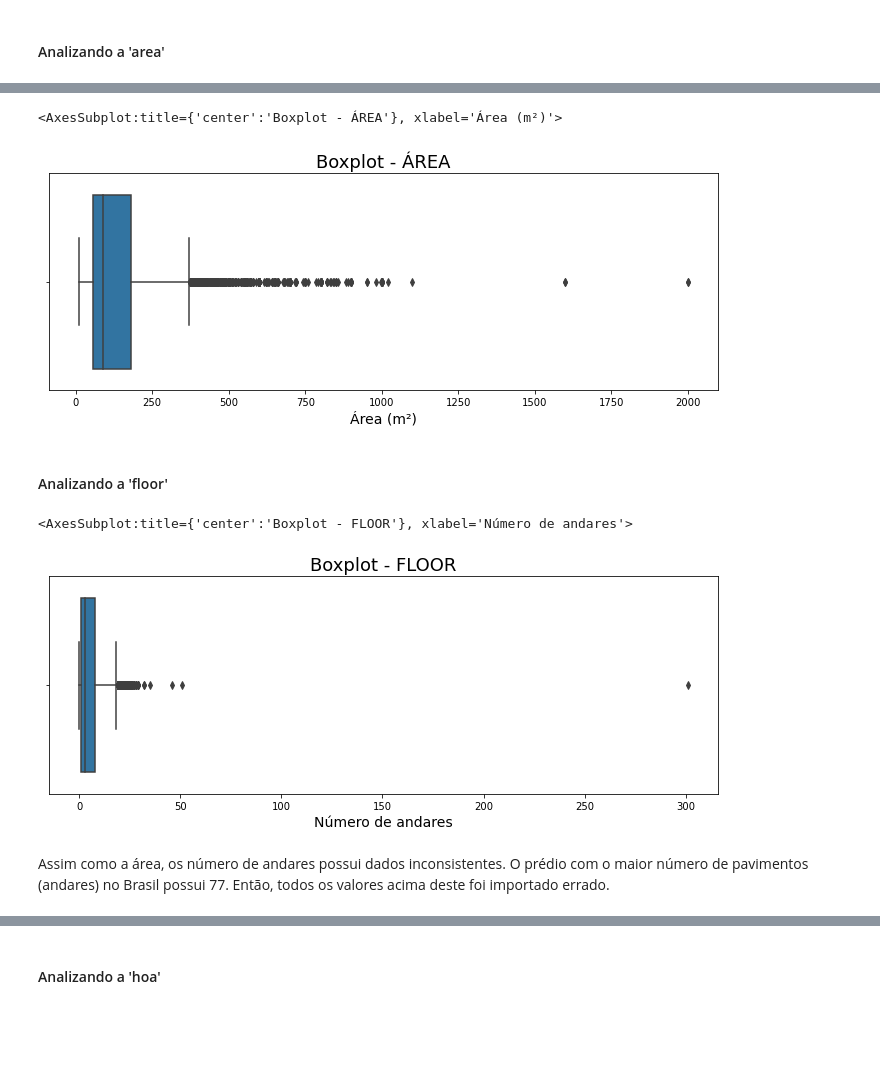
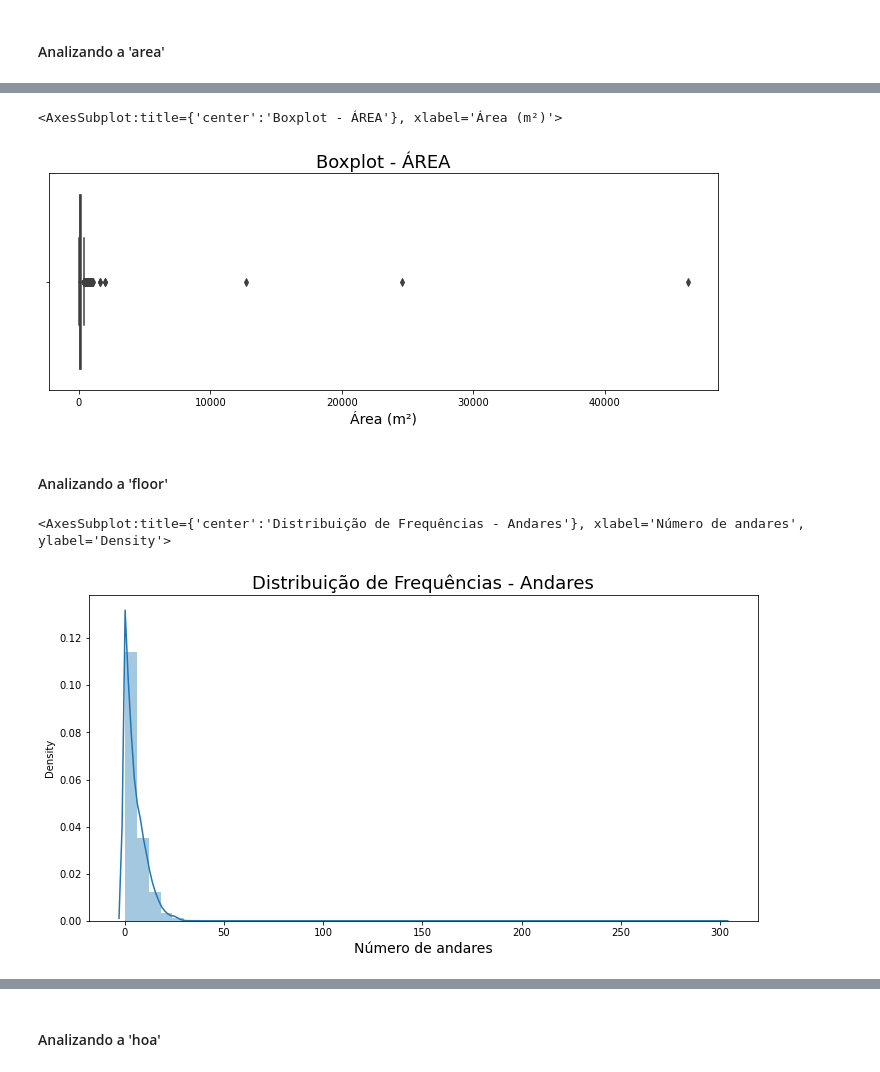
Before and after one commit to IgorFormiga/Data-Science-Projects, a Jupyter notebook: Data_Exploration.ipynb, the cells around one changed output, grey strips where cells are left out. Cells and saved outputs as stored; diff of their text form; code cells hidden in the pictures; blank space fills up the shorter version.

```diff
--- a/Data_Exploration.ipynb
+++ b/Data_Exploration.ipynb
@@ -232,6 +228,3 @@ area_series = dataset['area']
-# %%
-selecao_area = area_series < 10000
-dataset = dataset[selecao_area]
 # %%
 ax = sns.boxplot( x = 'area', data = dataset, orient = 'h')
 ax.figure.set_size_inches(12, 4)
@@ -240,17 +233,15 @@ ax.set_xlabel('Área (m²)', fontsize=14)
 ax
 # %% [output]
 <AxesSubplot:title={'center':'Boxplot - ÁREA'}, xlabel='Área (m²)'>
-[figure, old version]
+[figure, new version]
 # %% [markdown]
 #### Analizando a 'floor'
 # %%
-ax = sns.boxplot( x = 'floor', data = dataset, orient = 'h')
-ax.figure.set_size_inches(12, 4)
-ax.set_title('Boxplot - FLOOR', fontsize=18)
+ax = sns.distplot(dataset.floor)
+ax.figure.set_size_inches(12, 6)
+ax.set_title('Distribuição de Frequências - Andares', fontsize=18)
 ax.set_xlabel('Número de andares', fontsize=14)
 ax
 # %% [output]
-<AxesSubplot:title={'center':'Boxplot - FLOOR'}, xlabel='Número de andares'>
+<AxesSubplot:title={'center':'Distribuição de Frequências - Andares'}, xlabel='Número de andares', ylabel='Density'>
-[figure, old version]
+[figure, new version]
-# %% [markdown]
-Assim como a área, os número de andares possui dados inconsistentes. O prédio com o maior número de pavimentos (andares) no Brasil possui 77. Então, todos os valores acima deste foi importado errado.
```
Also changed, not shown: parts of 23 cells of this notebook.
